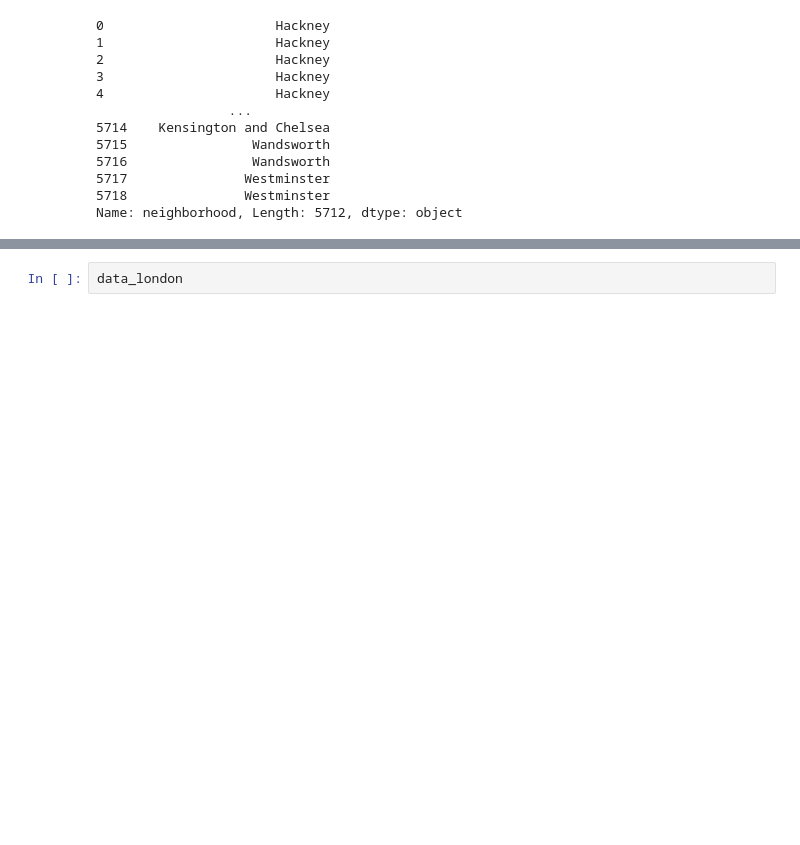
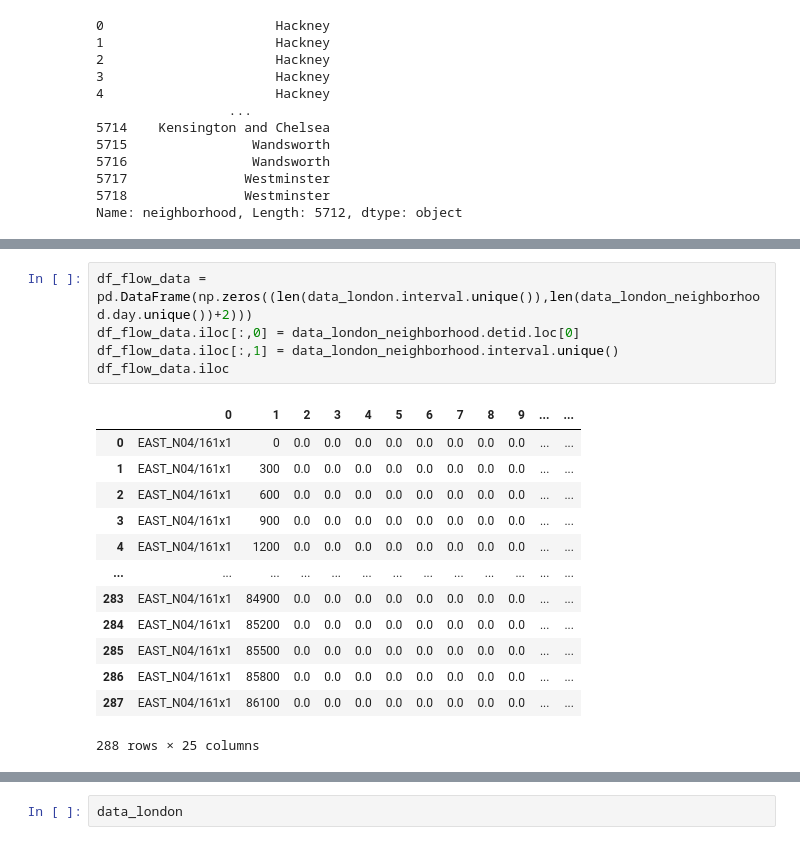
Before and after one commit to MichielvanDalsum/DASI_2021, a Jupyter notebook: FINAL_PROJECT.ipynb, the cells around one changed output, grey strips where cells are left out. Cells and saved outputs as stored; diff of their text form; blank space fills up the shorter version.

```diff
--- a/FINAL_PROJECT.ipynb
+++ b/FINAL_PROJECT.ipynb
@@ -252,0 +292,19 @@ data_london.detid.unique()
+# %%
+df_flow_data = pd.DataFrame(np.zeros((len(data_london.interval.unique()),len(data_london_neighborhood.day.unique())+2)))
+df_flow_data.iloc[:,0] = data_london_neighborhood.detid.loc[0]
+df_flow_data.iloc[:,1] = data_london_neighborhood.interval.unique()
+df_flow_data.iloc
+# %% [output]
+|  | 0 | 1 | 2 | 3 | 4 | 5 | 6 | 7 | 8 | 9 | ... | ... |
+| 0 | EAST_N04/161x1 | 0 | 0.0 | 0.0 | 0.0 | 0.0 | 0.0 | 0.0 | 0.0 | 0.0 | ... | ... |
+| 1 | EAST_N04/161x1 | 300 | 0.0 | 0.0 | 0.0 | 0.0 | 0.0 | 0.0 | 0.0 | 0.0 | ... | ... |
+| 2 | EAST_N04/161x1 | 600 | 0.0 | 0.0 | 0.0 | 0.0 | 0.0 | 0.0 | 0.0 | 0.0 | ... | ... |
+| 3 | EAST_N04/161x1 | 900 | 0.0 | 0.0 | 0.0 | 0.0 | 0.0 | 0.0 | 0.0 | 0.0 | ... | ... |
+| 4 | EAST_N04/161x1 | 1200 | 0.0 | 0.0 | 0.0 | 0.0 | 0.0 | 0.0 | 0.0 | 0.0 | ... | ... |
+| ... | ... | ... | ... | ... | ... | ... | ... | ... | ... | ... | ... | ... |
+| 283 | EAST_N04/161x1 | 84900 | 0.0 | 0.0 | 0.0 | 0.0 | 0.0 | 0.0 | 0.0 | 0.0 | ... | ... |
+| 284 | EAST_N04/161x1 | 85200 | 0.0 | 0.0 | 0.0 | 0.0 | 0.0 | 0.0 | 0.0 | 0.0 | ... | ... |
+| 285 | EAST_N04/161x1 | 85500 | 0.0 | 0.0 | 0.0 | 0.0 | 0.0 | 0.0 | 0.0 | 0.0 | ... | ... |
+| 286 | EAST_N04/161x1 | 85800 | 0.0 | 0.0 | 0.0 | 0.0 | 0.0 | 0.0 | 0.0 | 0.0 | ... | ... |
+| 287 | EAST_N04/161x1 | 86100 | 0.0 | 0.0 | 0.0 | 0.0 | 0.0 | 0.0 | 0.0 | 0.0 | ... | ... |
+288 rows × 25 columns
```
Also changed, not shown: parts of 13 cells of this notebook.
